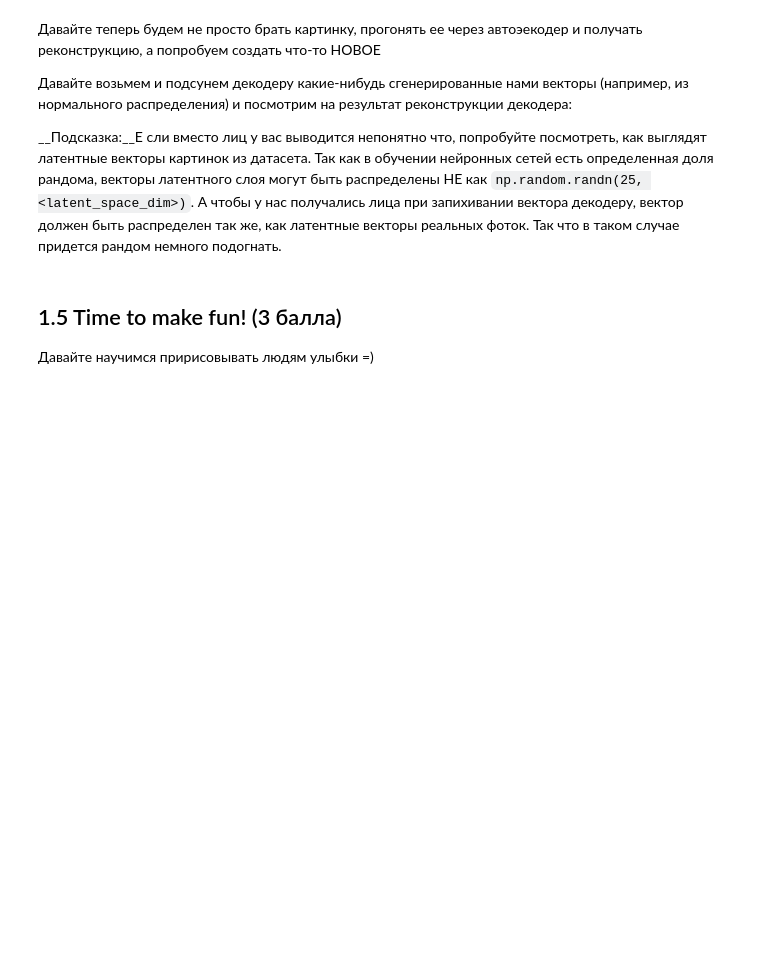
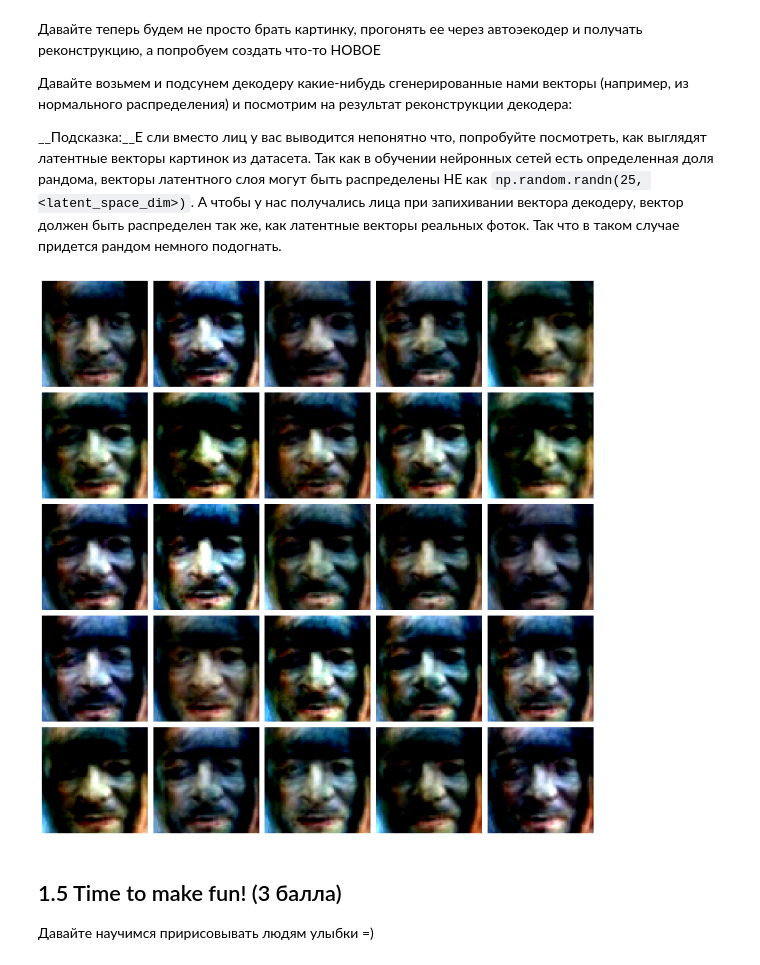
Before and after one commit to stepan-zykov/DLS, a Jupyter notebook: AutoEncoder/HW_stepan_zykov_ipynb".ipynb, the cells around one changed output. Drawn from its saved outputs; the diff is of its cells as text; code cells hidden in the pictures; blank space fills up the shorter version.

```diff
--- a/AutoEncoder/HW_stepan_zykov_ipynb".ipynb
+++ b/AutoEncoder/HW_stepan_zykov_ipynb".ipynb
@@ -106,10 +121,13 @@ train_photos, val_photos, train_attrs, val_attrs = train_test_split(data, attrs,
 # %% [markdown]
 Посмотрим на фотографии
 # %%
-fig, axes = plt.subplots(1, 5, figsize=(15, 3))
-for i, photo in enumerate(train_photos[:5]):
-    axes[i].imshow(photo)
-    axes[i].axis('off')
+def show_pictures(pictures):
+    rows = ceil(len(pictures)/5)
+    fig, axes = plt.subplots(rows, 5, figsize=(15, 3*rows))
+    axes = axes.flatten()
+    for i, photo in enumerate(pictures):
+        axes[i].imshow(photo)
+        axes[i].axis('off')
 
-plt.tight_layout()
-plt.show()
+    plt.tight_layout()
+    plt.show()
@@ -179,3 +285,10 @@ output = <скормите z декодеру>
+# %%
+z = torch.tensor(np.random.rand(25, latent_features)).cuda()
+output = autoencoder.sample(z).view(-1, 64, 64, 3).cpu().detach().clip(0, 1)
+# %%
+show_pictures(output)
+# %% [output]
+[figure, added]
 # %% [markdown]
 ## 1.5 Time to make fun! (3 балла)
 
```
Also changed, not shown: parts of 20 cells of this notebook.
